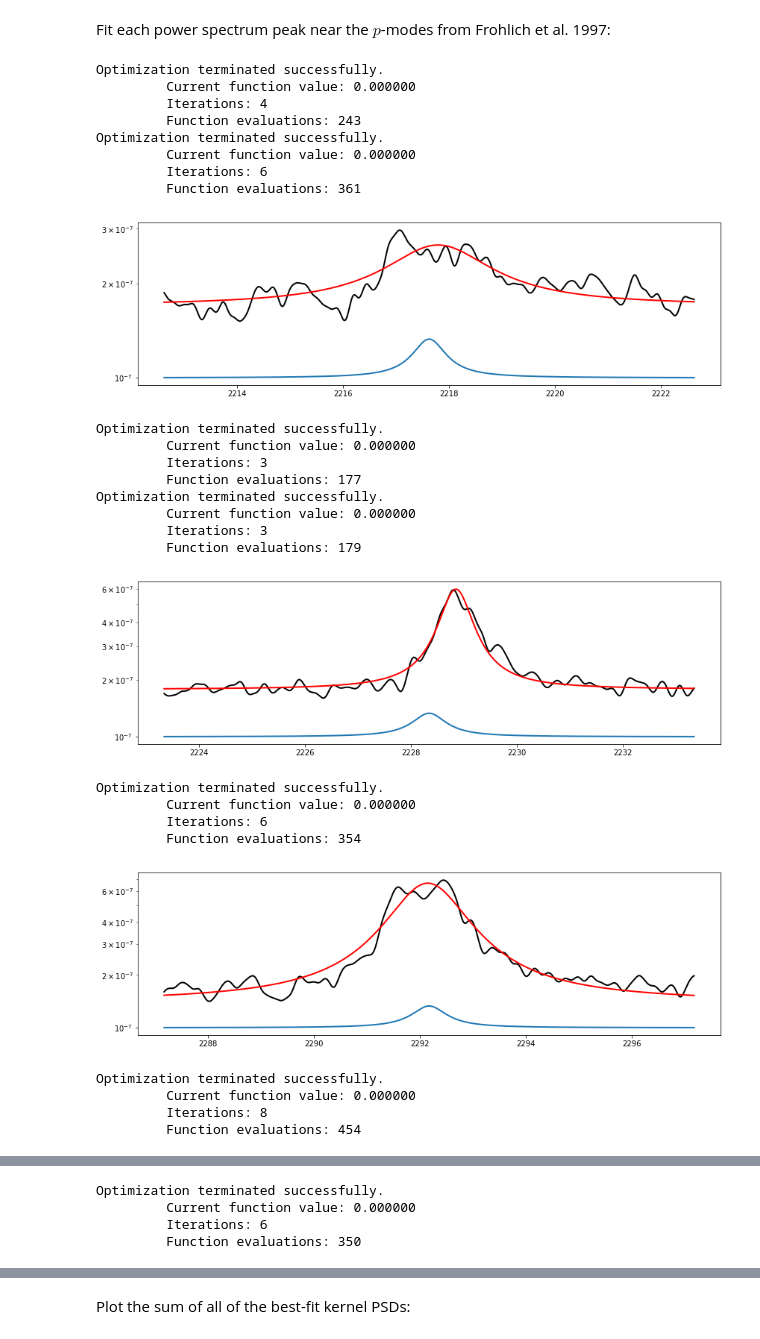
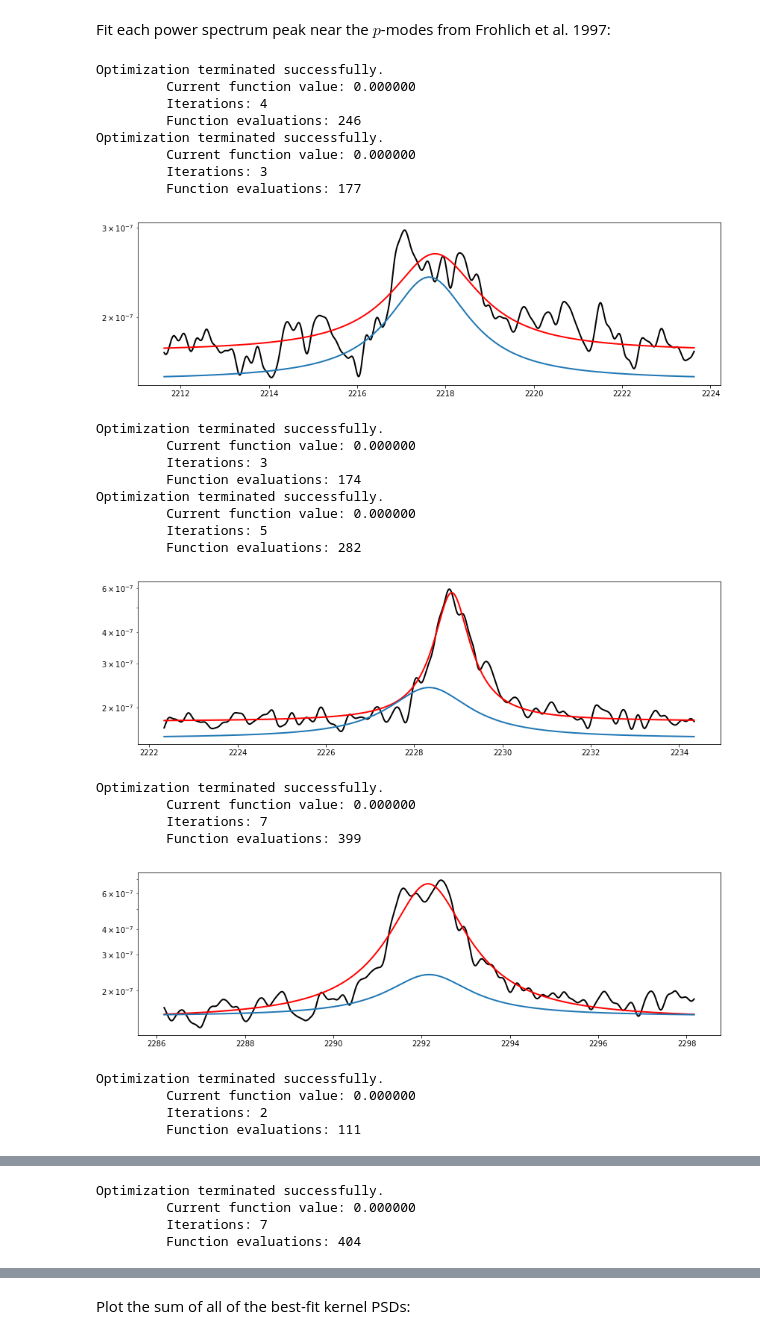
Before and after one commit to bmorris3/virgopsd, a Jupyter notebook: virgo_lc.ipynb, the cells around one changed output, grey strips where cells are left out. Drawn from its saved outputs; the diff is of its cells as text; code cells hidden in the pictures.

```diff
--- a/virgo_lc.ipynb
+++ b/virgo_lc.ipynb
@@ -190,7 +190,7 @@ log_omegas = np.log(2 * np.pi * (1e-6 * np.array(table2)))
 
 for i, peak in enumerate(table2):
 
-    fit_bounds = ((1e6 * f < peak + 5) & (1e6 * f > peak - 5))
+    fit_bounds = ((1e6 * f < peak + 6) & (1e6 * f > peak - 6))
 
     def model(p):
         kernel = terms.SHOTerm(log_S0=p[0], log_omega0=p[1], log_Q=p[2])
@@ -203,53 +203,53 @@ for i, peak in enumerate(table2):
         return np.nansum((model(p) - Pxx_den[fit_bounds])**2)
         #return np.nansum((np.log(model(p)) - np.log(Pxx_den[fit_bounds]))**2)
 
     omega_bounds = np.log([2*np.pi*f[fit_bounds].min(), 2*np.pi*f[fit_bounds].max()])
     bounds = [[-40, -20], [omega_bounds[0], omega_bounds[1]], [0, 15], [-1, 1]]
     #bestp = fmin_l_bfgs_b(minimize, [-13, log_omegas[i], 7, 1e-6], bounds=bounds, approx_grad=True)[0]
-    initp = [-33, log_omegas[i], 8, 1e-7]
+    initp = [-30, log_omegas[i], 7, 1.5e-7]
     #bestp = fmin_l_bfgs_b(minimize, initp, bounds=bounds, approx_grad=True)[0
     bestp = fmin_powell(minimize, initp)
 
     init_model = model(initp)
     best_model = model(bestp)
 
     if best_model.ptp() > 5e-8:
         parameters.append(bestp)
 
         fig, ax = plt.subplots(figsize=(14, 4))
         ax.semilogy(1e6 * f[fit_bounds], smoothed_spectrum[fit_bounds], lw=2, color='k')
         ax.semilogy(1e6 * f[fit_bounds], best_model, lw=2, color='r')
         ax.semilogy(1e6 * f[fit_bounds], init_model, lw=2, color='C0')
 #         ax.semilogy(1e6 * f[fit_bounds], Pxx_den[fit_bounds], ',')
         plt.show()
 
 
 parameters = np.array(parameters)
 # %% [output]
 Optimization terminated successfully.
          Current function value: 0.000000
          Iterations: 4
-         Function evaluations: 243
+         Function evaluations: 246
 Optimization terminated successfully.
          Current function value: 0.000000
-         Iterations: 6
-         Function evaluations: 361
+         Iterations: 3
+         Function evaluations: 177
-[figure, old version]
+[figure, new version]
 Optimization terminated successfully.
          Current function value: 0.000000
          Iterations: 3
-         Function evaluations: 177
+         Function evaluations: 174
 Optimization terminated successfully.
          Current function value: 0.000000
-         Iterations: 3
-         Function evaluations: 179
+         Iterations: 5
+         Function evaluations: 282
-[figure, old version]
+[figure, new version]
 Optimization terminated successfully.
          Current function value: 0.000000
-         Iterations: 6
-         Function evaluations: 354
+         Iterations: 7
+         Function evaluations: 399
-[figure, old version]
+[figure, new version]
 Optimization terminated successfully.
          Current function value: 0.000000
-         Iterations: 8
-         Function evaluations: 454
+         Iterations: 2
+         Function evaluations: 111
@@ -266,4 +266,4 @@ Optimization terminated successfully.
 Optimization terminated successfully.
          Current function value: 0.000000
-         Iterations: 6
-         Function evaluations: 350
+         Iterations: 7
+         Function evaluations: 404
```
Also changed, not shown: parts of 13 cells of this notebook, 3 other files.
